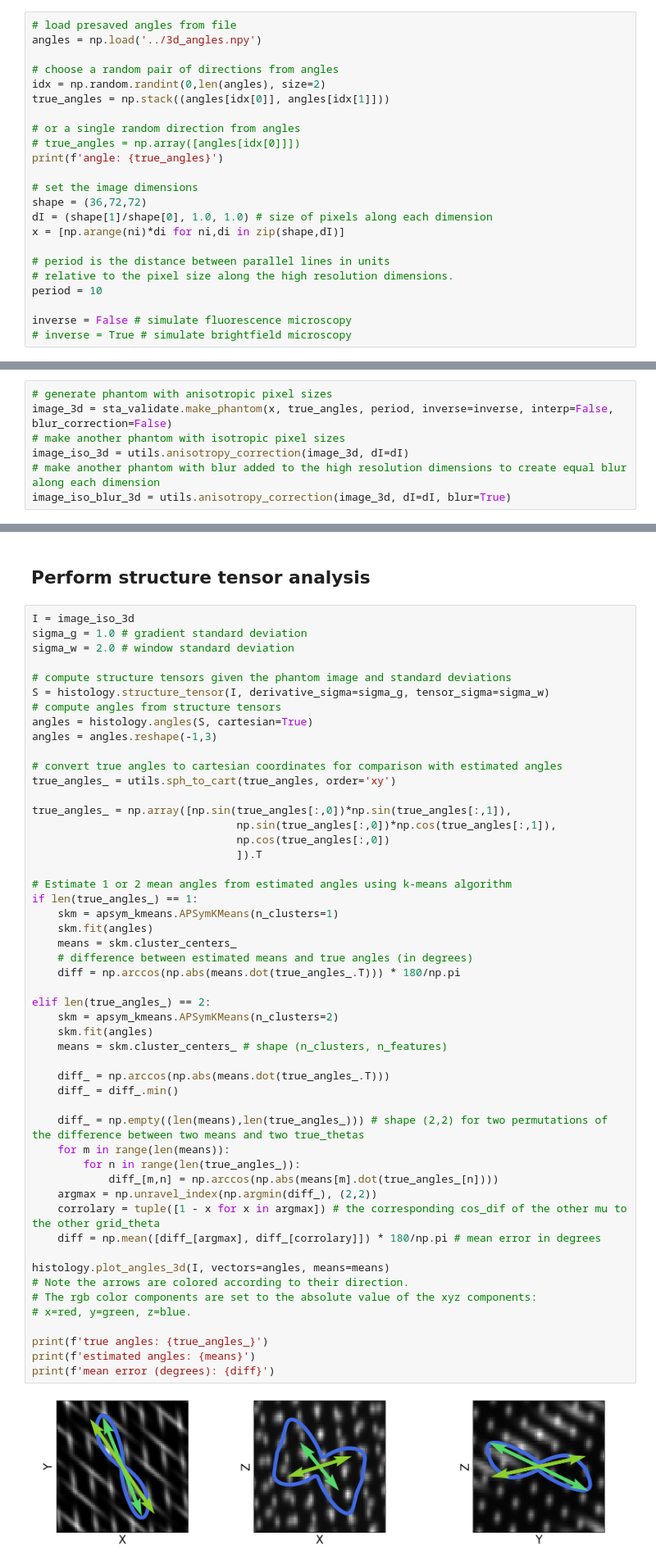
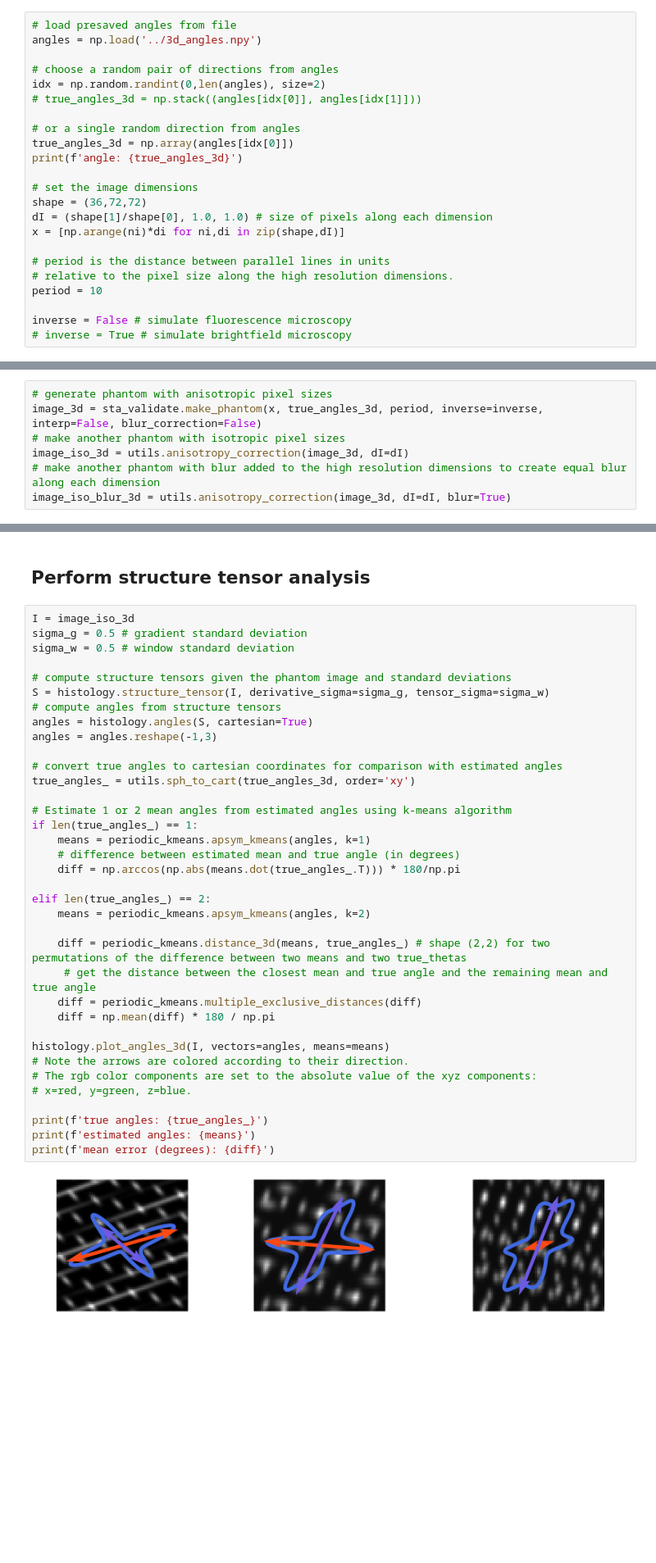
Before and after one commit to BrysonGray/structure_tensor_validation, a Jupyter notebook: notebooks/run_st_analysis_validation.ipynb, the cells around one changed output, grey strips where cells are left out. Shown: that part at 82% size. Cells and saved outputs as stored; diff of their text form; blank space fills up the shorter version.

Commit message:
FIX: data type mismatch with angles and conversion from spherical to cartesian coordinates

```diff
--- a/notebooks/run_st_analysis_validation.ipynb
+++ b/notebooks/run_st_analysis_validation.ipynb
@@ -30,11 +33,11 @@ angles = np.load('../3d_angles.npy')
 
 # choose a random pair of directions from angles
 idx = np.random.randint(0,len(angles), size=2)
-true_angles = np.stack((angles[idx[0]], angles[idx[1]]))
+# true_angles_3d = np.stack((angles[idx[0]], angles[idx[1]]))
 
 # or a single random direction from angles
-# true_angles = np.array([angles[idx[0]]])
-print(f'angle: {true_angles}')
+true_angles_3d = np.array(angles[idx[0]])
+print(f'angle: {true_angles_3d}')
 
 # set the image dimensions
 shape = (36,72,72)
@@ -54,7 +56,7 @@ angle: [[1.09650466 0.15863289]
 ## Generate the phantom and do anisotropy correction
 # %%
 # generate phantom with anisotropic pixel sizes
-image_3d = sta_validate.make_phantom(x, true_angles, period, inverse=inverse, interp=False, blur_correction=False)
+image_3d = sta_validate.make_phantom(x, true_angles_3d, period, inverse=inverse, interp=False, blur_correction=False)
 # make another phantom with isotropic pixel sizes
 image_iso_3d = utils.anisotropy_correction(image_3d, dI=dI)
 # make another phantom with blur added to the high resolution dimensions to create equal blur along each dimension
@@ -85,54 +91,39 @@ for a in ax.flatten():
 ## Perform structure tensor analysis
 # %%
 I = image_iso_3d
-sigma_g = 1.0 # gradient standard deviation
-sigma_w = 2.0 # window standard deviation
+sigma_g = 0.5 # gradient standard deviation
+sigma_w = 0.5 # window standard deviation
 
 # compute structure tensors given the phantom image and standard deviations
 S = histology.structure_tensor(I, derivative_sigma=sigma_g, tensor_sigma=sigma_w)
 # compute angles from structure tensors
 angles = histology.angles(S, cartesian=True)
 angles = angles.reshape(-1,3)
 
 # convert true angles to cartesian coordinates for comparison with estimated angles
-true_angles_ = utils.sph_to_cart(true_angles, order='xy')
-
-true_angles_ = np.array([np.sin(true_angles[:,0])*np.sin(true_angles[:,1]),
-                                np.sin(true_angles[:,0])*np.cos(true_angles[:,1]),
-                                np.cos(true_angles[:,0])
-                                ]).T
+true_angles_ = utils.sph_to_cart(true_angles_3d, order='xy')
 
 # Estimate 1 or 2 mean angles from estimated angles using k-means algorithm
 if len(true_angles_) == 1:
-    skm = apsym_kmeans.APSymKMeans(n_clusters=1)
-    skm.fit(angles)
-    means = skm.cluster_centers_
-    # difference between estimated means and true angles (in degrees)
+    means = periodic_kmeans.apsym_kmeans(angles, k=1)
+    # difference between estimated mean and true angle (in degrees)
     diff = np.arccos(np.abs(means.dot(true_angles_.T))) * 180/np.pi
 
 elif len(true_angles_) == 2:
-    skm = apsym_kmeans.APSymKMeans(n_clusters=2)
-    skm.fit(angles)
-    means = skm.cluster_centers_ # shape (n_clusters, n_features)
+    means = periodic_kmeans.apsym_kmeans(angles, k=2)
 
-    diff_ = np.arccos(np.abs(means.dot(true_angles_.T)))
-    diff_ = diff_.min()
-
-    diff_ = np.empty((len(means),len(true_angles_))) # shape (2,2) for two permutations of the difference between two means and two true_thetas
-    for m in range(len(means)):
-        for n in range(len(true_angles_)):
-            diff_[m,n] = np.arccos(np.abs(means[m].dot(true_angles_[n])))
-    argmax = np.unravel_index(np.argmin(diff_), (2,2))
-    corrolary = tuple([1 - x for x in argmax]) # the corresponding cos_dif of the other mu to the other grid_theta
-    diff = np.mean([diff_[argmax], diff_[corrolary]]) * 180/np.pi # mean error in degrees
+    diff = periodic_kmeans.distance_3d(means, true_angles_) # shape (2,2) for two permutations of the difference between two means and two true_thetas
+     # get the distance between the closest mean and true angle and the remaining mean and true angle
+    diff = periodic_kmeans.multiple_exclusive_distances(diff)
+    diff = np.mean(diff) * 180 / np.pi
 
 histology.plot_angles_3d(I, vectors=angles, means=means)
 # Note the arrows are colored according to their direction.
 # The rgb color components are set to the absolute value of the xyz components:
 # x=red, y=green, z=blue.
 
 print(f'true angles: {true_angles_}')
 print(f'estimated angles: {means}')
 print(f'mean error (degrees): {diff}')
 # %% [output]
-[figure, old version]
+[figure, new version]
```
Also changed, not shown: parts of 16 cells of this notebook, 3 other files.
